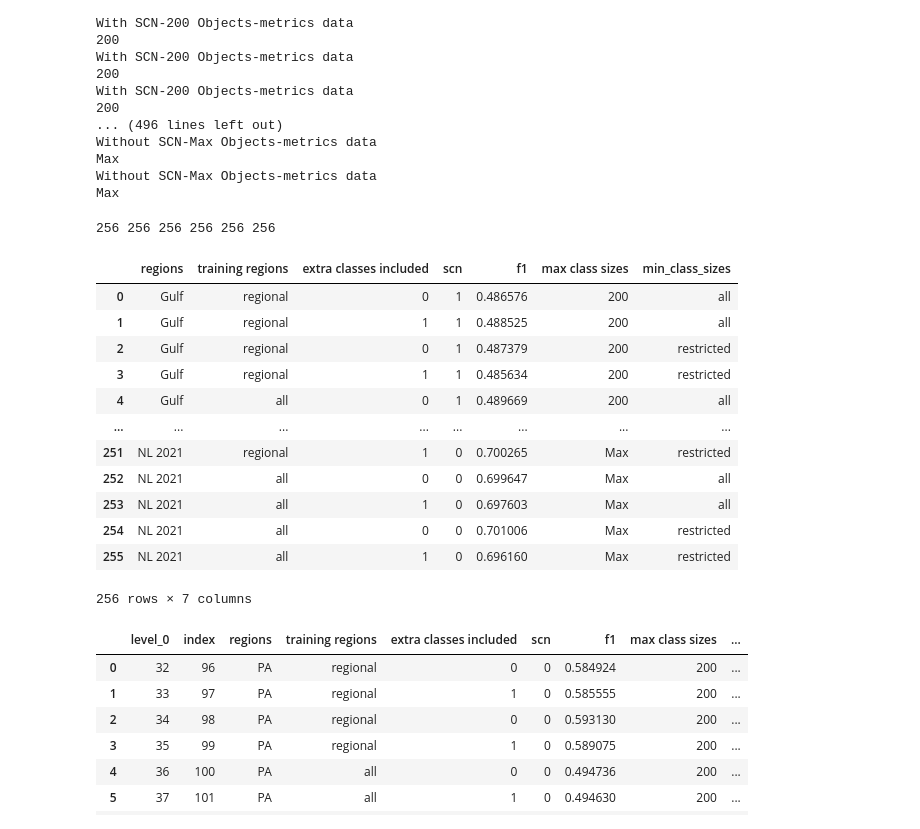
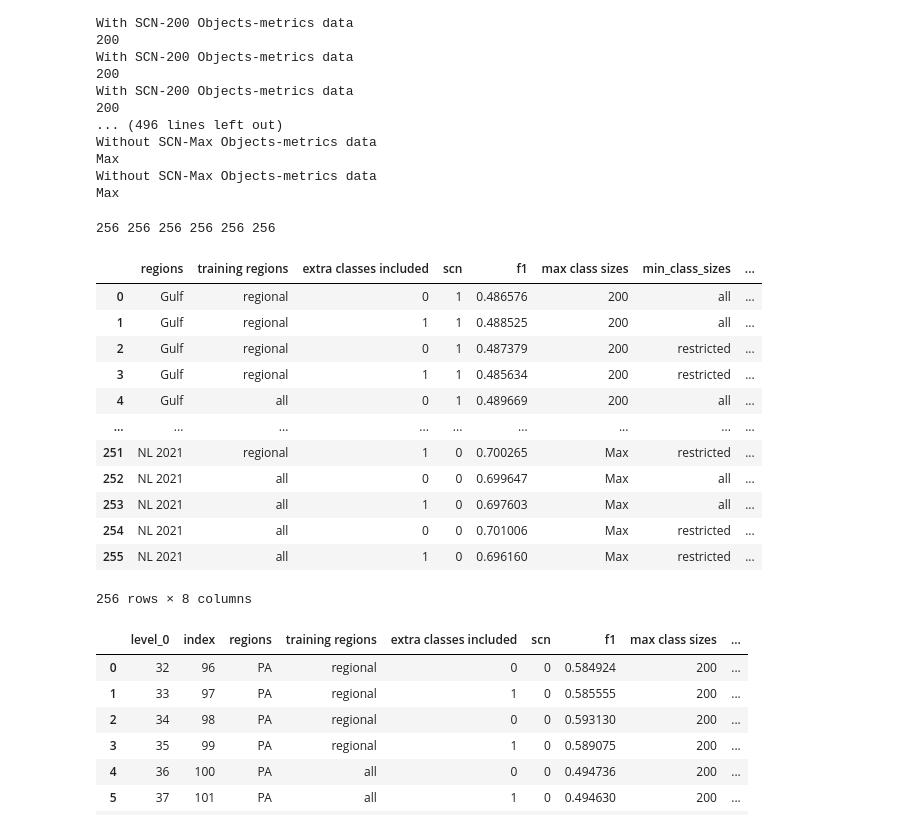
Before and after one commit to AnaisLacoursiereRoussel/AMP_code, a Jupyter notebook: f1_by_strategy.ipynb, the cells around one changed output. Cells and saved outputs as stored; diff of their text form; code cells hidden in the pictures.

```diff
--- a/f1_by_strategy.ipynb
+++ b/f1_by_strategy.ipynb
@@ -30,11 +31,28 @@ def wilcoxon_test(group1, group2):
     print("diff", np.mean(group1) - np.mean(group2), "group 1: ", np.mean(group1), "group 2: ", np.mean(group2))
     mean_diff = np.mean(group1) - np.mean(group2)
     return stat, p_value, effect_size, mean_diff
+
+def se_of_weighted_mean(x, w):
+
+    # Weighted mean
+    mean_w = np.average(x, weights=w)
+
+    # Weighted sample variance
+    variance_w = np.average((x - mean_w)**2, weights=w)
+
+    # Sample size (number of non-zero weights)
+    n = np.count_nonzero(w)
+
+    # Standard error of weighted mean
+    se_w = np.sqrt(variance_w / n)
+
+    return se_w
 # %%
 #just using the metrics sheet to load the metrics sheets
 
 regions = ['Gulf', 'PA', 'NL 2020', 'NL 2021']
 all_f1 = {'Gulf':{}, 'PA':{}, 'NL 2020':{}, 'NL 2021':{}}
+all_se = {'Gulf':{}, 'PA':{}, 'NL 2020':{}, 'NL 2021':{}}
 path = 'CyrilUnzipped/AMP FlowCam strategy predictions results and reports'
 for region in regions:
     # if region == 'Gulf':
@@ -42,6 +60,7 @@ for region in regions:
     for name in glob.glob(path + '/' + region + '/metrics/*'):
         dict_name = name.split('/')[-1]
         dict_name = dict_name.split('.')[0].split(region + '-')[1]
+        # if 'Without' in name:
         print(name)
         print(dict_name)
         xls = pd.ExcelFile(name)
@@ -53,10 +72,14 @@ for region in regions:
         #     print(df)
         #     break
         all_f1[region][dict_name] = []
+        all_se[region][dict_name] = []
         for i, df in enumerate(dfs):
             if i < 8:
+                taxa_df = df[(df['Unnamed: 0'] != 'macro avg') & (df['Unnamed: 0'] != 'weighted avg')]
+                se = se_of_weighted_mean(taxa_df['f1-score'], taxa_df['support'])
                 f1_score = df.loc[len(df)-1]['f1-score']
                 all_f1[region][dict_name].append(f1_score)
+                all_se[region][dict_name].append(se)
 # %% [output]
 CyrilUnzipped/AMP FlowCam strategy predictions results and reports/Gulf/metrics\Gulf-With SCN-200 Objects-metrics data.xlsx
 With SCN-200 Objects-metrics data
@@ -82,6 +125,7 @@ min_class_sizes = [] # all, restricted
 extra_classes_included = [] #yes, no
 scn = [] #yes, no
 f1s = []
+ses = []
 max_class_sizes = [] #200, 5000, 20000, Max
 for region in all_f1.keys():
     for sample in all_f1[region].keys():
@@ -113,6 +157,10 @@ for region in all_f1.keys():
                 extra_classes_included.append(0)
             else:
                 extra_classes_included.append(1)
+        for i, score in enumerate(all_se[region][sample]):
+            if i > 7:
+                continue
+            ses.append(score)
 # %% [output]
 With SCN-200 Objects-metrics data
 200
@@ -134,29 +182,31 @@ Max
 # %%
 print(len(regions_list), len(training_regions), len(extra_classes_included), len(scn), len(f1s), len(max_class_sizes))
 big_df = pd.DataFrame.from_dict({'regions': regions_list,
                                  'training regions': training_regions,
                                  'extra classes included': extra_classes_included,
                                  'scn': scn,
                                  'f1': f1s,
                                  'max class sizes': max_class_sizes,
                                  'min_class_sizes': min_class_sizes,
+                                 'se': ses,
                                 })
+
 big_df
 # %% [output]
 256 256 256 256 256 256
-|  | regions | training regions | extra classes included | scn | f1 | max class sizes | min_class_sizes |
-| 0 | Gulf | regional | 0 | 1 | 0.486576 | 200 | all |
-| 1 | Gulf | regional | 1 | 1 | 0.488525 | 200 | all |
-| 2 | Gulf | regional | 0 | 1 | 0.487379 | 200 | restricted |
-| 3 | Gulf | regional | 1 | 1 | 0.485634 | 200 | restricted |
-| 4 | Gulf | all | 0 | 1 | 0.489669 | 200 | all |
-| ... | ... | ... | ... | ... | ... | ... | ... |
-| 251 | NL 2021 | regional | 1 | 0 | 0.700265 | Max | restricted |
-| 252 | NL 2021 | all | 0 | 0 | 0.699647 | Max | all |
-| 253 | NL 2021 | all | 1 | 0 | 0.697603 | Max | all |
-| 254 | NL 2021 | all | 0 | 0 | 0.701006 | Max | restricted |
-| 255 | NL 2021 | all | 1 | 0 | 0.696160 | Max | restricted |
+|  | regions | training regions | extra classes included | scn | f1 | max class sizes | min_class_sizes | ... |
+| 0 | Gulf | regional | 0 | 1 | 0.486576 | 200 | all | ... |
+| 1 | Gulf | regional | 1 | 1 | 0.488525 | 200 | all | ... |
+| 2 | Gulf | regional | 0 | 1 | 0.487379 | 200 | restricted | ... |
+| 3 | Gulf | regional | 1 | 1 | 0.485634 | 200 | restricted | ... |
+| 4 | Gulf | all | 0 | 1 | 0.489669 | 200 | all | ... |
+| ... | ... | ... | ... | ... | ... | ... | ... | ... |
+| 251 | NL 2021 | regional | 1 | 0 | 0.700265 | Max | restricted | ... |
+| 252 | NL 2021 | all | 0 | 0 | 0.699647 | Max | all | ... |
+| 253 | NL 2021 | all | 1 | 0 | 0.697603 | Max | all | ... |
+| 254 | NL 2021 | all | 0 | 0 | 0.701006 | Max | restricted | ... |
+| 255 | NL 2021 | all | 1 | 0 | 0.696160 | Max | restricted | ... |
-256 rows × 7 columns
+256 rows × 8 columns
 # %%
 # -NL 2020 max training class = 5448 acartia
 # -NL 2021 max training class = 5448 acartia
```
Also changed, not shown: parts of 32 cells of this notebook, 2 other files.
